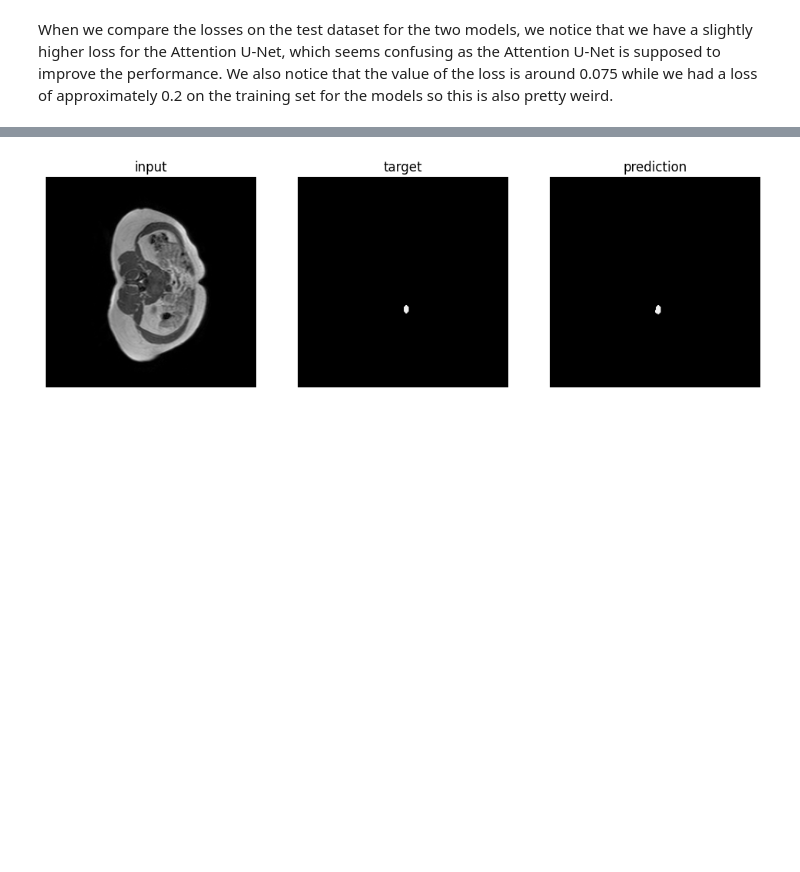
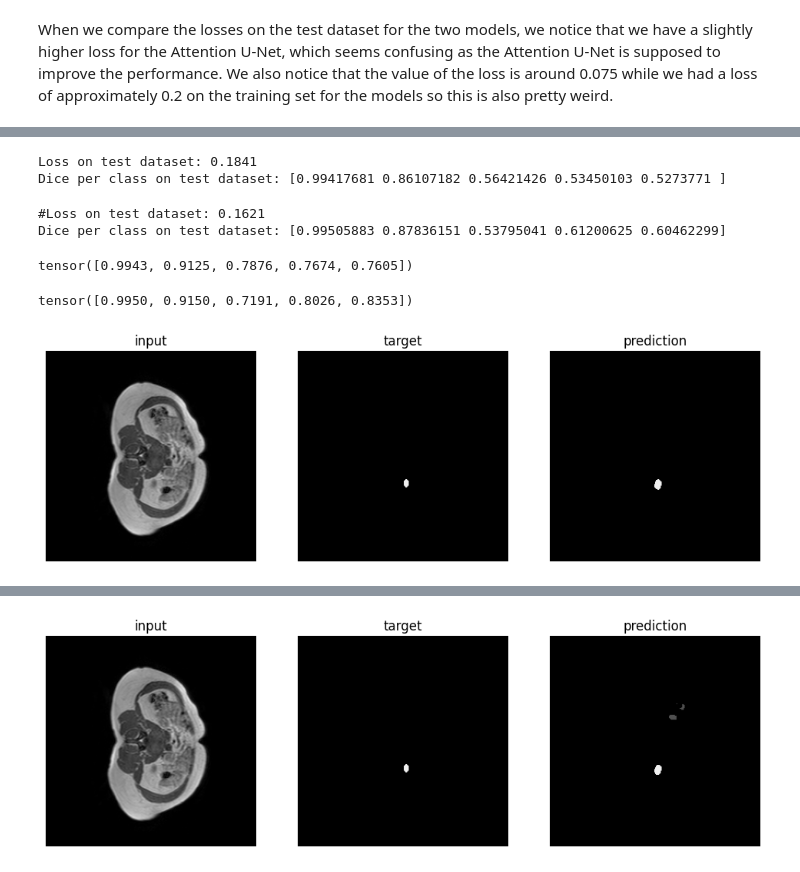
Before and after one commit to YZO4IAETHGe/Attention-based-U-net, a Jupyter notebook: notebook.ipynb, the cells around one changed output, grey strips where cells are left out. Drawn from its saved outputs; the diff is of its cells as text; code cells hidden in the pictures; blank space fills up the shorter version.

```diff
--- a/notebook.ipynb
+++ b/notebook.ipynb
@@ -159,0 +170,48 @@ When we compare the losses on the test dataset for the two models, we notice tha
+# %%
+test_loss,dice_classes = test_2D(
+    model=U_Net(1, 5),
+    test_loader=test_loader,
+    name ="models/U_Net_weights50"
+)
+#Loss on test dataset: 0.1841
+#Dice per class on test dataset: [0.99417681 0.86107182 0.56421426 0.53450103 0.5273771 ]
+# %% [output]
+Loss on test dataset: 0.1841
+Dice per class on test dataset: [0.99417681 0.86107182 0.56421426 0.53450103 0.5273771 ]
+# %%
+test_loss,dice_classes = test_2D(
+    model=AttU_Net(1, 5),
+    test_loader=test_loader,
+    name ="models/Att_U_Net_weights50"
+)
+#Loss on test dataset: 0.1621
+#Dice per class on test dataset: [0.99505883 0.87836151 0.53795041 0.61200625 0.60462299]
+# %% [output]
+#Loss on test dataset: 0.1621
+Dice per class on test dataset: [0.99505883 0.87836151 0.53795041 0.61200625 0.60462299]
+# %%
+test_3D(
+    model = U_Net(1, 5),
+    X_test_3D = X_test_3D,
+    y_test_3D = y_test_3D,
+    name = "models/U_Net_weights50"
+)
+
+#tensor([0.9943, 0.9125, 0.7876, 0.7674, 0.7605])
+# %% [output]
+tensor([0.9943, 0.9125, 0.7876, 0.7674, 0.7605])
+# %%
+test_3D(
+    model = AttU_Net(1, 5),
+    X_test_3D = X_test_3D,
+    y_test_3D = y_test_3D,
+    name = "models/Att_U_Net_weights50"
+)
+
+#tensor([0.9950, 0.9150, 0.7191, 0.8026, 0.8353])
+# %% [output]
+tensor([0.9950, 0.9150, 0.7191, 0.8026, 0.8353])
+# %%
+compare_predictions_ground_truth(U_Net(1,5), "models/U_Net_weights50.pth", "data/MR-dataset/34-T1DUALin-src.nii.gz", "data/MR-dataset/34-T1DUAL-mask.nii.gz")
+# %% [output]
+[figure, added]
```
Also changed, not shown: parts of 8 cells of this notebook, 2 other files.
